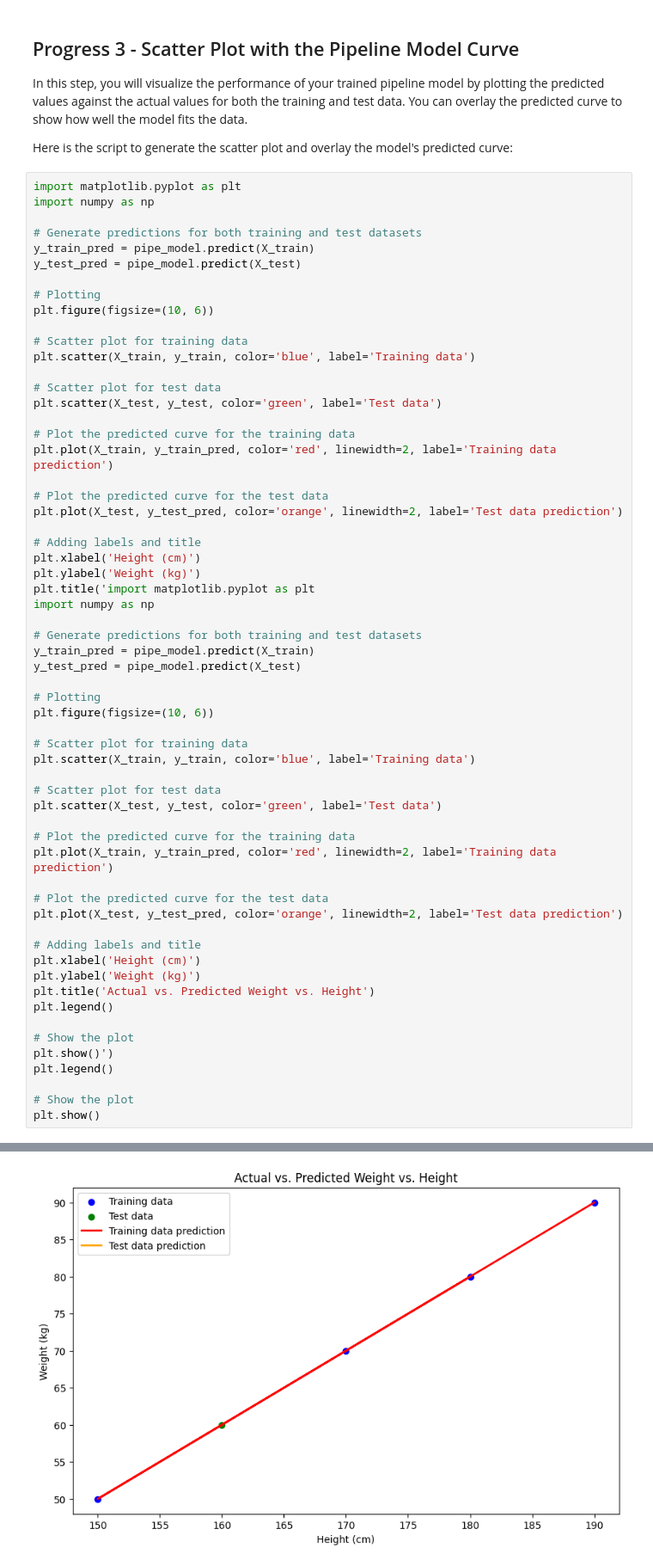
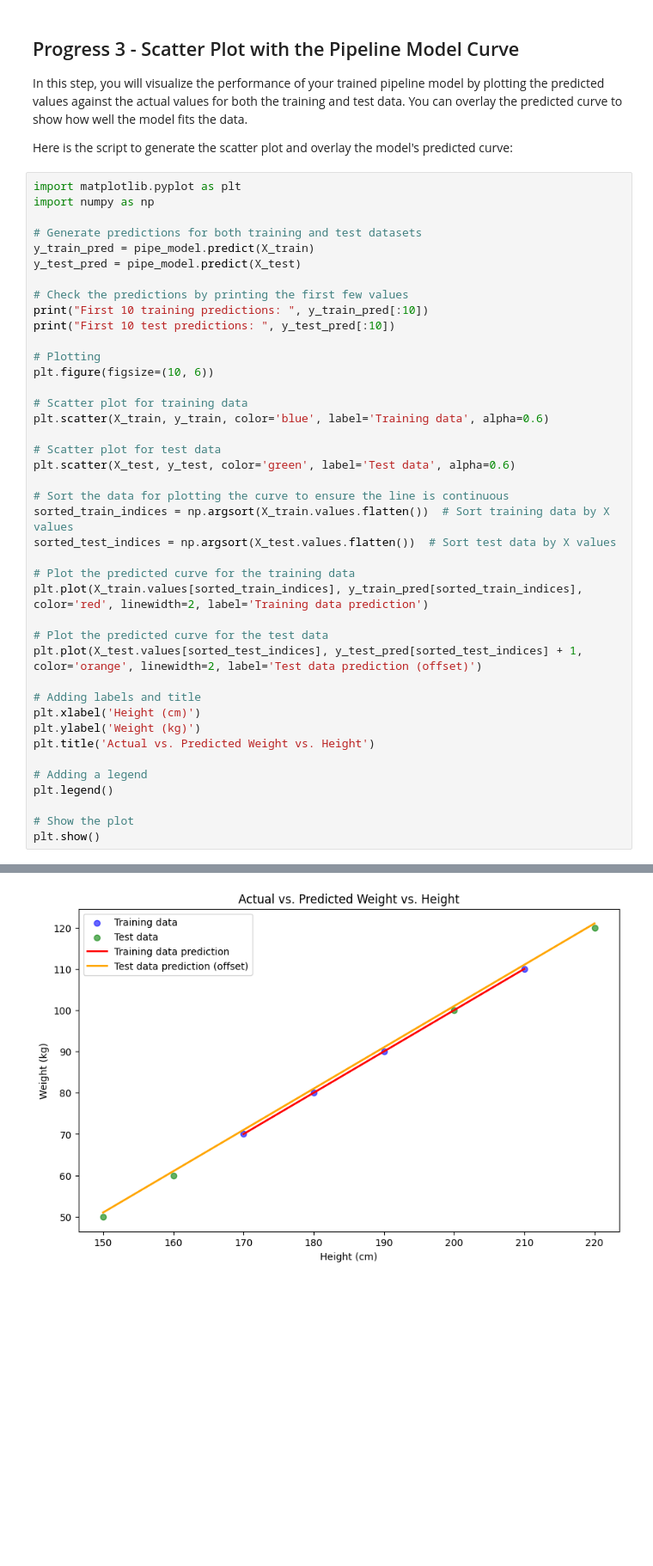
Before and after one commit to Elen-tesfai/D6-Lab-6-Collaboration-Optional-Bonus, a Jupyter notebook: Lab6-Model-Deployment/Elen_Lab6_Model_Deployment.ipynb, the cells around one changed output, grey strips where cells are left out. Shown at 86% size. Cells and saved outputs as stored; diff of their text form; blank space fills up the shorter version.

```diff
--- a/Lab6-Model-Deployment/Elen_Lab6_Model_Deployment.ipynb
+++ b/Lab6-Model-Deployment/Elen_Lab6_Model_Deployment.ipynb
@@ -242,54 +275,35 @@ import numpy as np
 y_train_pred = pipe_model.predict(X_train)
 y_test_pred = pipe_model.predict(X_test)
 
-# Plotting
-plt.figure(figsize=(10, 6))
-
-# Scatter plot for training data
-plt.scatter(X_train, y_train, color='blue', label='Training data')
-
-# Scatter plot for test data
-plt.scatter(X_test, y_test, color='green', label='Test data')
-
-# Plot the predicted curve for the training data
-plt.plot(X_train, y_train_pred, color='red', linewidth=2, label='Training data prediction')
-
-# Plot the predicted curve for the test data
-plt.plot(X_test, y_test_pred, color='orange', linewidth=2, label='Test data prediction')
-
-# Adding labels and title
-plt.xlabel('Height (cm)')
-plt.ylabel('Weight (kg)')
-plt.title('import matplotlib.pyplot as plt
-import numpy as np
-
-# Generate predictions for both training and test datasets
-y_train_pred = pipe_model.predict(X_train)
-y_test_pred = pipe_model.predict(X_test)
+# Check the predictions by printing the first few values
+print("First 10 training predictions: ", y_train_pred[:10])
+print("First 10 test predictions: ", y_test_pred[:10])
 
 # Plotting
 plt.figure(figsize=(10, 6))
 
 # Scatter plot for training data
-plt.scatter(X_train, y_train, color='blue', label='Training data')
+plt.scatter(X_train, y_train, color='blue', label='Training data', alpha=0.6)
 
 # Scatter plot for test data
-plt.scatter(X_test, y_test, color='green', label='Test data')
+plt.scatter(X_test, y_test, color='green', label='Test data', alpha=0.6)
+
+# Sort the data for plotting the curve to ensure the line is continuous
+sorted_train_indices = np.argsort(X_train.values.flatten())  # Sort training data by X values
+sorted_test_indices = np.argsort(X_test.values.flatten())  # Sort test data by X values
 
 # Plot the predicted curve for the training data
-plt.plot(X_train, y_train_pred, color='red', linewidth=2, label='Training data prediction')
+plt.plot(X_train.values[sorted_train_indices], y_train_pred[sorted_train_indices], color='red', linewidth=2, label='Training data prediction')
 
 # Plot the predicted curve for the test data
-plt.plot(X_test, y_test_pred, color='orange', linewidth=2, label='Test data prediction')
+plt.plot(X_test.values[sorted_test_indices], y_test_pred[sorted_test_indices] + 1, color='orange', linewidth=2, label='Test data prediction (offset)')
 
 # Adding labels and title
 plt.xlabel('Height (cm)')
 plt.ylabel('Weight (kg)')
 plt.title('Actual vs. Predicted Weight vs. Height')
-plt.legend()
 
-# Show the plot
-plt.show()')
+# Adding a legend
 plt.legend()
 
 # Show the plot
@@ -298,4 +314,4 @@ plt.show()
-[figure, old version]
+[figure, new version]
 # %% [markdown]
 ### Explanation:
 
```
Also changed, not shown: parts of 9 cells of this notebook.
